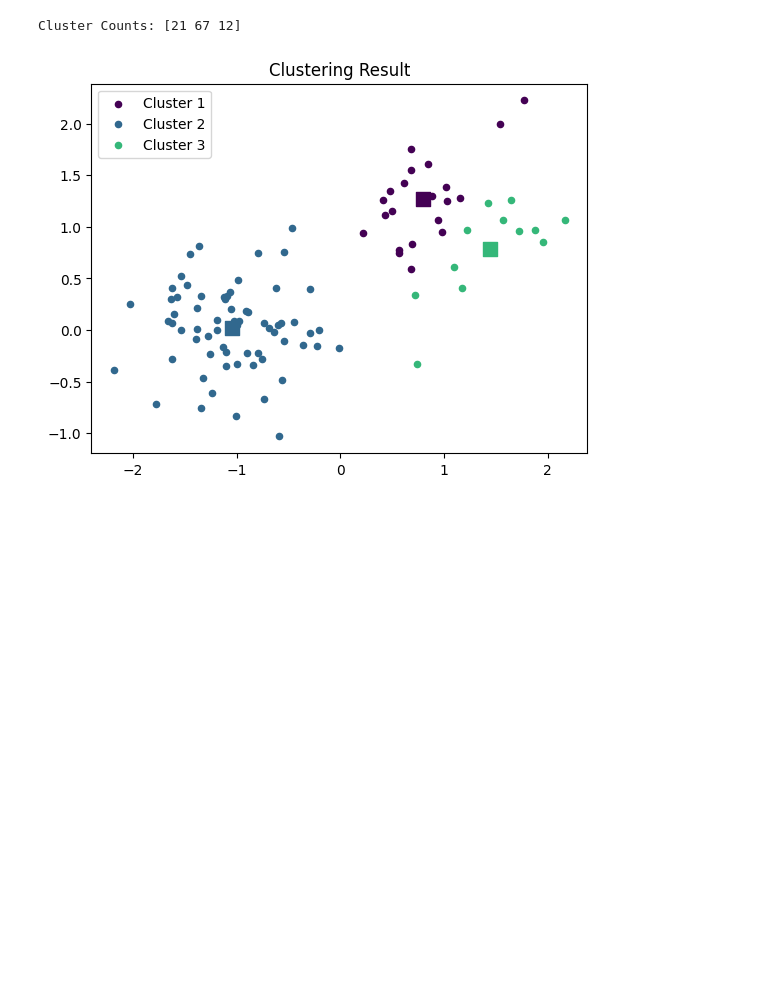
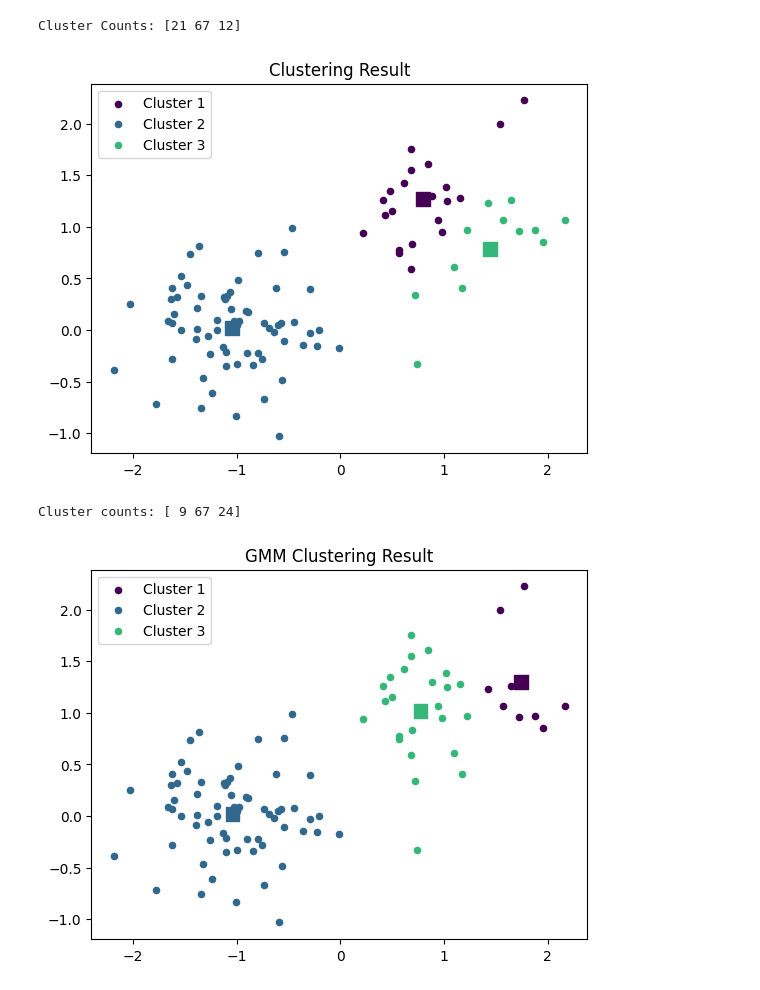
Before and after one commit to thomaslazarowicz/MSIN0208, a Jupyter notebook: Tutorial 1/kmeans.ipynb, the cells around one changed output. Drawn from its saved outputs; the diff is of its cells as text; code cells hidden in the pictures; blank space fills up the shorter version.

```diff
--- a/Tutorial 1/kmeans.ipynb
+++ b/Tutorial 1/kmeans.ipynb
@@ -219,3 +219,66 @@ plt.show()
 # %% [output]
 Cluster Counts: [21 67 12]
 [figure]
+# %%
+import numpy as np
+import matplotlib.pyplot as plt
+from scipy.stats import multivariate_normal
+from sklearn.mixture import GaussianMixture        # ← NEW import
+
+# ----------------------------
+# 1) Simulate some clustered data
+# ----------------------------
+K = 3
+X = np.array([[-1, -1, 1], [0, 0, 1]])
+Sigma = np.array([[0.2, 0], [0, 0.2]])
+n = 100
+np.random.seed(5678)
+y = np.random.choice(range(1, K + 1), n, replace=True)
+Y = X[:, y - 1] + multivariate_normal.rvs(mean=[0, 0], cov=Sigma, size=n).T   # shape (2, n)
+
+# ----------------------------
+# 2) Fit a Gaussian Mixture model (instead of K-means)
+# ----------------------------
+gmm = GaussianMixture(
+    n_components=K,
+    covariance_type="full",
+    n_init=10,
+    random_state=None
+)
+gmm.fit(Y.T)                        # rows are samples, so transpose
+
+labels = gmm.predict(Y.T)          # hard cluster assignment (like kmeans.labels_)
+
+print("Cluster counts:", np.bincount(labels))
+
+# ----------------------------
+# 3) Plot the result
+# ----------------------------
+cmap = plt.colormaps["viridis"]
+colors = [cmap(i / K) for i in range(K)]
+
+plt.figure()
+for k in range(K):
+    plt.scatter(
+        Y[0, labels == k],
+        Y[1, labels == k],
+        c=[colors[k]],
+        s=20,
+        label=f"Cluster {k + 1}"
+    )
+
+# GMM component means
+plt.scatter(
+    gmm.means_[:, 0],
+    gmm.means_[:, 1],
+    c=colors,
+    s=100,
+    marker="s"
+)
+
+plt.title("GMM Clustering Result")
+plt.legend()
+plt.show()
+# %% [output]
+Cluster counts: [ 9 67 24]
+[figure, added]
```
Also changed, not shown: 1 other file.
